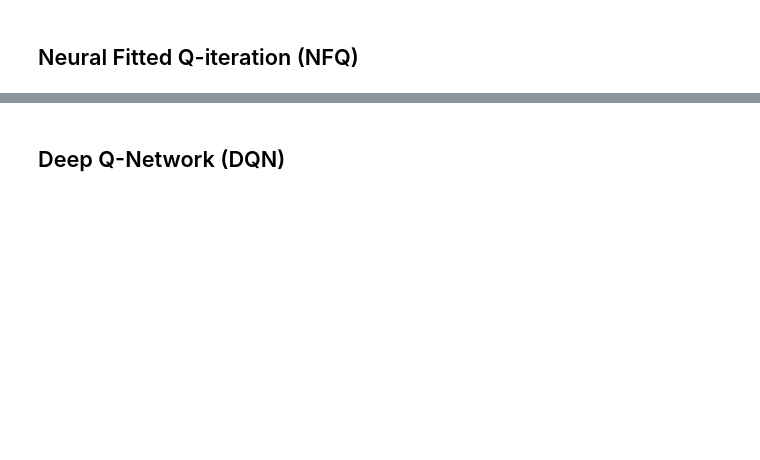
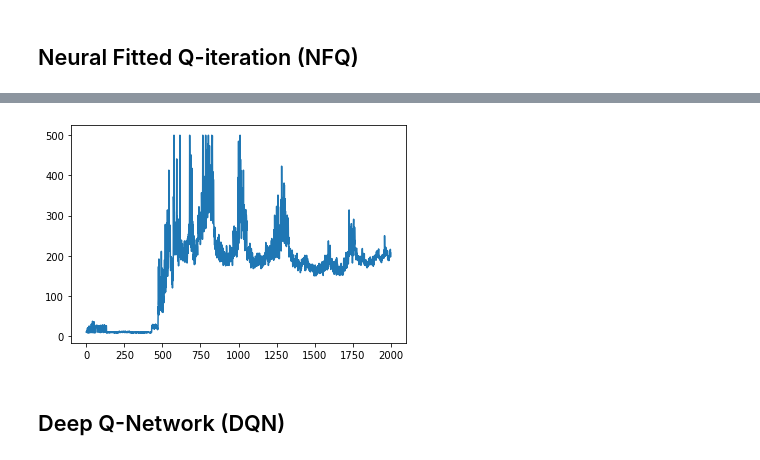
Before and after one commit to TroddenSpade/Exhaustive-Reinforcement-Learning, a Jupyter notebook: problems/CartPole/CartPole.ipynb, the cells around one changed output, grey strips where cells are left out. Cells and saved outputs as stored; diff of their text form; code cells hidden in the pictures; blank space fills up the shorter version.

```diff
--- a/problems/CartPole/CartPole.ipynb
+++ b/problems/CartPole/CartPole.ipynb
@@ -71,10 +95,12 @@ _________________________________________________________________
 ## Neural Fitted Q-iteration (NFQ)
 # %%
 class NFQ:
-    def __init__(self, env, fcq, epsilon=0.1, gamma=1, batch_size=1024, epochs=40) -> None:
+    def __init__(self, env, fcq, epsilon=0.5, gamma=1, batch_size=1024, epochs=40, evaluate_episodes=1) -> None:
         self.fcq = fcq
         self.env = env
         self.batch_size = batch_size
         self.epochs = epochs
+        self.gamma = gamma
+
         self.epsilon = epsilon
-        self.gamma = gamma
+        self.evaluate_episodes = evaluate_episodes
@@ -145,0 +184,6 @@ env = gym.make("CartPole-v1")
+# %%
+env = gym.make("CartPole-v1")
+fcq = FCQ((512,128,2))
+fcq.compile(optimizer=tf.keras.optimizers.RMSprop(0.0005), loss=tf.keras.losses.MeanSquaredError())
+agent_nfq = NFQ(env, fcq, epsilon=0.5)
+rewards_nfq, eval_rewards_nfq = agent_nfq.train(2000)
@@ -146,6 +206,8 @@ env = gym.make("CartPole-v1")
 # %%
-# plt.plot(rewards_nfq)
-# plt.show()
+plt.plot(eval_rewards_nfq)
+plt.show()
+# %% [output]
+[figure, added]
 # %% [markdown]
 ## Deep Q-Network (DQN)
 # %%
```
Also changed, not shown: parts of 36 cells of this notebook.
